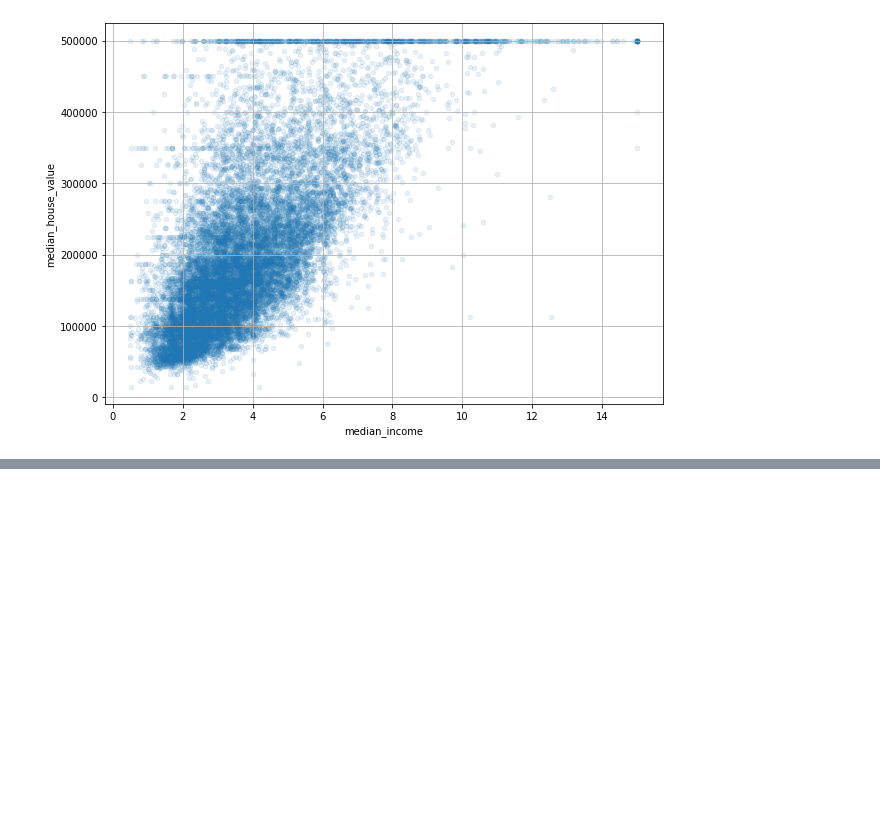
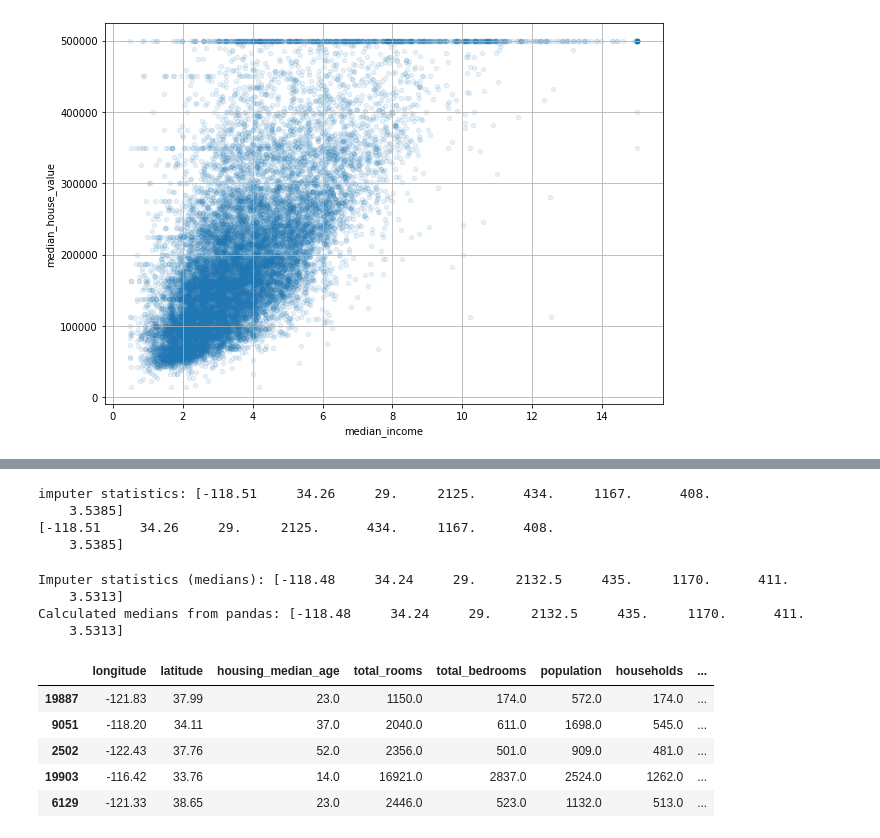
Before and after one commit to Arefe-Masnouie/housing_price, a Jupyter notebook: housing.ipynb, the cells around one changed output, grey strips where cells are left out. Saved outputs shown, nothing was run; the diff lists cells and outputs as text; code cells hidden in the pictures; blank space fills up the shorter version.

Commit message:
simpleImputer

```diff
--- a/housing.ipynb
+++ b/housing.ipynb
@@ -209,0 +213,60 @@ Name: median_house_value, dtype: float64
+# %%
+#handling missing values
+#first option is to drop all the missing values in one feature
+"""housing.dropna(subset=['total_bedrooms'], inplace=True)
+
+#second way is to use mean or median
+mdian = housing['total_bedrooms'].median()
+housing['total_bedrooms'].fillna(mdian, inplace= True)"""
+
+#also the best optin is to use sipleimputer
+from sklearn.impute import SimpleImputer
+imputer = SimpleImputer(strategy='median')
+#defining the numerical features in the dataset
+housing_num = housing.select_dtypes(include=[np.number])
+imputer.fit(housing_num)
+
+print("imputer statistics:",imputer.statistics_)
+print(housing_num.median().values)
+# %% [output]
+imputer statistics: [-118.51     34.26     29.     2125.      434.     1167.      408.
+    3.5385]
+[-118.51     34.26     29.     2125.      434.     1167.      408.
+    3.5385]
+# %%
+def apply_median_imputation(df):
+     from sklearn.impute import SimpleImputer
+    #select numerical features
+     numerical_data = df.select_dtypes(include=[np.number])
+     # Create and fit the imputer
+     imputer = SimpleImputer(strategy='median')
+     imputer.fit(numerical_data)
+     # Print imputation statistics
+     print("Imputer statistics (medians):", imputer.statistics_)
+     print("Calculated medians from pandas:", numerical_data.median().values)
+
+     return imputer, numerical_data
+
+# Apply the imputer to the numerical data
+imputer, housing_num = apply_median_imputation(housing)
+# Transform the data using the fitted imputer
+housing_num_imputed = imputer.transform(housing_num)
+# %% [output]
+Imputer statistics (medians): [-118.48     34.24     29.     2132.5     435.     1170.      411.
+    3.5313]
+Calculated medians from pandas: [-118.48     34.24     29.     2132.5     435.     1170.      411.
+    3.5313]
+# %%
+X = imputer.transform(housing_num)
+# %%
+#creating a DataFrame with the transformed data
+housing_num_imputed = pd.DataFrame(X, columns=housing_num.columns, index=housing_num
+.index)
+housing_num_imputed.head()
+# %% [output]
+|  | longitude | latitude | housing_median_age | total_rooms | total_bedrooms | population | households | ... |
+| 19887 | -121.83 | 37.99 | 23.0 | 1150.0 | 174.0 | 572.0 | 174.0 | ... |
+| 9051 | -118.20 | 34.11 | 37.0 | 2040.0 | 611.0 | 1698.0 | 545.0 | ... |
+| 2502 | -122.43 | 37.76 | 52.0 | 2356.0 | 501.0 | 909.0 | 481.0 | ... |
+| 19903 | -116.42 | 33.76 | 14.0 | 16921.0 | 2837.0 | 2524.0 | 1262.0 | ... |
+| 6129 | -121.33 | 38.65 | 23.0 | 2446.0 | 523.0 | 1132.0 | 513.0 | ... |
```
Also changed, not shown: parts of 4 cells of this notebook.
